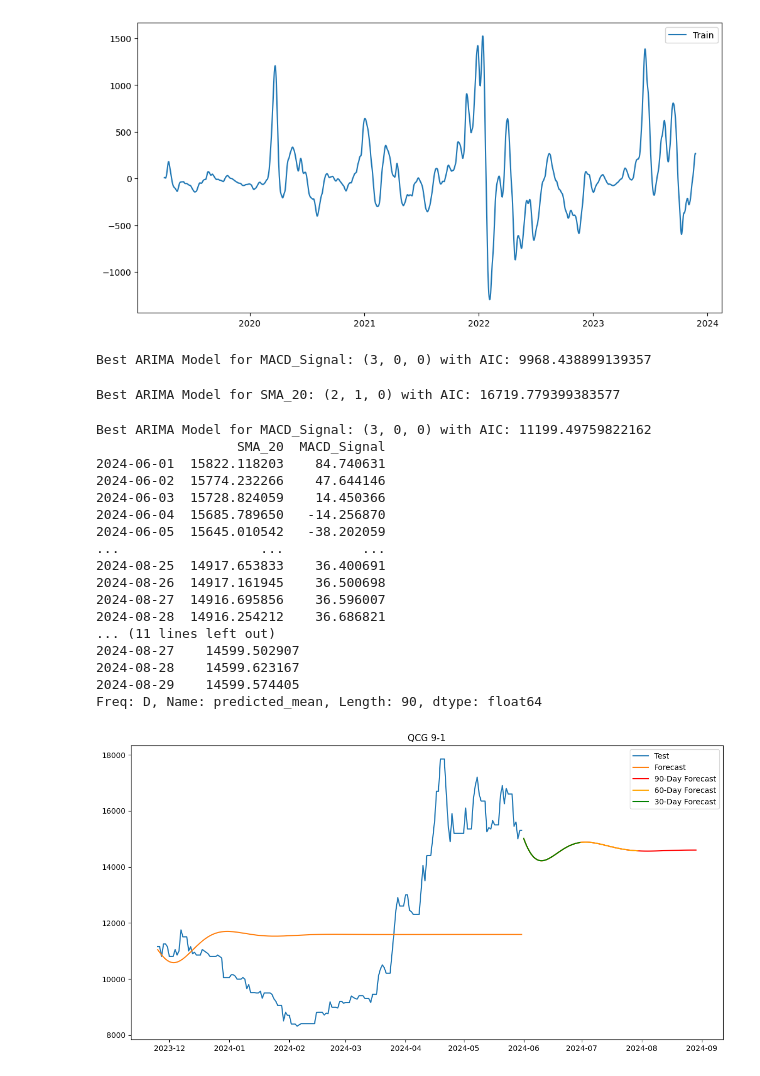
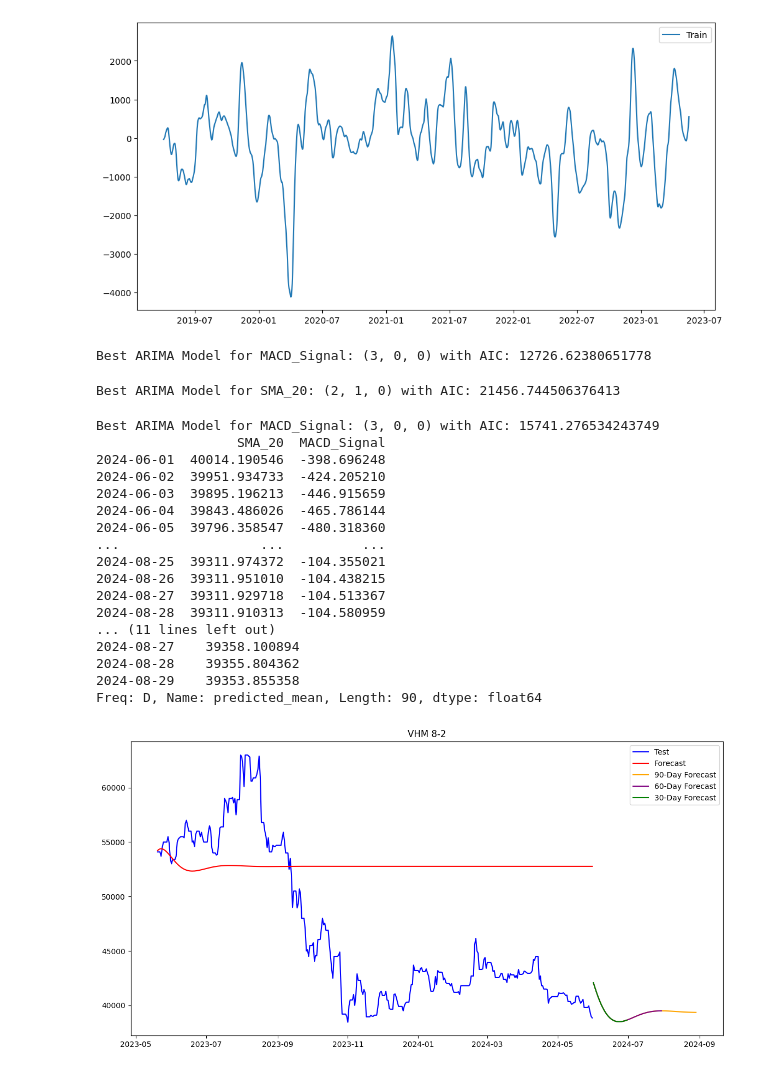
Before and after one commit to cngpc43/IS403.O21.HTCL, a Jupyter notebook: Models/ARIMA/ARIMAX_VHM(8-2).ipynb, the cells around one changed output. Cells and saved outputs as stored; diff of their text form; code cells hidden in the pictures.

Commit message:
Model: ARIMAX update

```diff
--- a/Models/ARIMA/ARIMAX_VHM(8-2).ipynb
+++ b/Models/ARIMA/ARIMAX_VHM(8-2).ipynb
@@ -117,7 +117,7 @@ def preprocess_stock_data(csv_file_path):
 # %%
 
 # Load and preprocess data
-data = preprocess_stock_data('../../DATASET/QCG.csv')
+data = preprocess_stock_data('../../DATASET/VHM.csv')
 data = compute_technical_indicators(data)
 data['Date_index'] = data['Date']
 data.set_index('Date_index', inplace=True)
@@ -148,6 +148,6 @@ plot_stock_data(data, 'VHM Close Price')
 # %%
 # Split data
-train_data, test_data = split_data(data, train_size=0.9, test_size=0.1)
+train_data, test_data = split_data(data, train_size=0.8, test_size=0.2)
 # %%
 import seaborn as sns
 import matplotlib.pyplot as plt
@@ -381,8 +381,8 @@ plt.legend()
 plt.show()
 macd_model, macd_signal_forecast  = forecast_exog_variable('MACD_Signal', train_data, len(test_data), [3], [0], [0] )
 # %% [output]
-[figure, old version]
+[figure, new version]
-Best ARIMA Model for MACD_Signal: (3, 0, 0) with AIC: 9968.438899139357
+Best ARIMA Model for MACD_Signal: (3, 0, 0) with AIC: 12726.62380651778
 # %%
 exog_forecast = pd.DataFrame({
     'SMA_20': sma_forecast,
@@ -405,44 +405,44 @@ print(exog_forecast_90)
 endog_forecast_90 = model_fit.forecast(steps=90, exog=exog_forecast_90_scaled, index=pd.date_range(start=data.index.max() + pd.Timedelta(days=1), periods=90, freq='D'))
 print(endog_forecast_90)
 # %% [output]
-Best ARIMA Model for SMA_20: (2, 1, 0) with AIC: 16719.779399383577
+Best ARIMA Model for SMA_20: (2, 1, 0) with AIC: 21456.744506376413
-Best ARIMA Model for MACD_Signal: (3, 0, 0) with AIC: 11199.49759822162
+Best ARIMA Model for MACD_Signal: (3, 0, 0) with AIC: 15741.276534243749
                   SMA_20  MACD_Signal
-2024-06-01  15822.118203    84.740631
-2024-06-02  15774.232266    47.644146
-2024-06-03  15728.824059    14.450366
-2024-06-04  15685.789650   -14.256870
-2024-06-05  15645.010542   -38.202059
+2024-06-01  40014.190546  -398.696248
+2024-06-02  39951.934733  -424.205210
+2024-06-03  39895.196213  -446.915659
+2024-06-04  39843.486026  -465.786144
+2024-06-05  39796.358547  -480.318360
 ...                  ...          ...
-2024-08-25  14917.653833    36.400691
-2024-08-26  14917.161945    36.500698
-2024-08-27  14916.695856    36.596007
-2024-08-28  14916.254212    36.686821
+2024-08-25  39311.974372  -104.355021
+2024-08-26  39311.951010  -104.438215
+2024-08-27  39311.929718  -104.513367
+2024-08-28  39311.910313  -104.580959
 ... (11 lines left out)
-2024-08-27    14599.502907
-2024-08-28    14599.623167
-2024-08-29    14599.574405
+2024-08-27    39358.100894
+2024-08-28    39355.804362
+2024-08-29    39353.855358
 Freq: D, Name: predicted_mean, Length: 90, dtype: float64
 # %%
 
 
 # Split the forecast into three parts
 endog_forecast_30 = endog_forecast_90.iloc[:30]
 endog_forecast_60 = endog_forecast_90.iloc[:60]
 endog_forecast_90 = endog_forecast_90
 # Plot the forecasted values
 plt.figure(figsize=(14, 7))
-plt.plot(endog_test, label='Test')
-plt.plot(endog_forecast_test, label='Forecast')
+plt.plot(endog_test, label='Test', color='blue')
+plt.plot(endog_forecast_test, label='Forecast', color='red')
 # Plot each forecast part with different styles for clarity
-plt.plot(endog_forecast_90, label='90-Day Forecast', color='red')
-plt.plot(endog_forecast_60, label='60-Day Forecast', color='orange')
+plt.plot(endog_forecast_90, label='90-Day Forecast', color='orange')
+plt.plot(endog_forecast_60, label='60-Day Forecast', color='purple')
 plt.plot(endog_forecast_30, label='30-Day Forecast', color='green')
-plt.title('QCG 9-1')
+plt.title('VHM 8-2')
 plt.legend()
 plt.show()
 # %% [output]
-[figure, old version]
+[figure, new version]
 # %%
 exog_test = test_data[['SMA_20', 'MACD_Signal']]
 exog_test_scaled = scaler.transform(exog_test)
```
Also changed, not shown: parts of 13 cells of this notebook, 4 other files.
